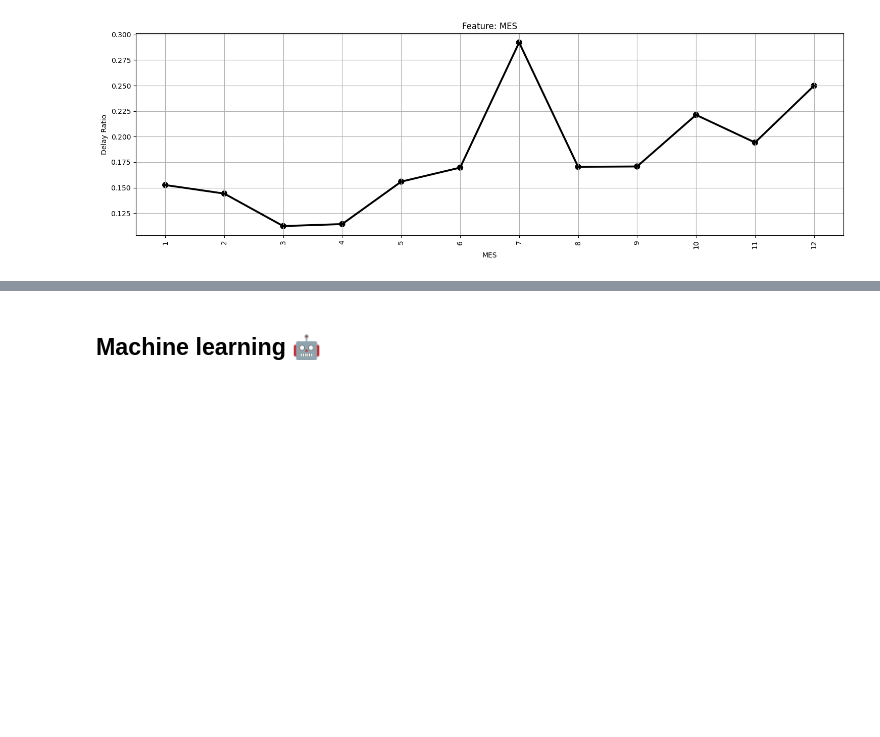
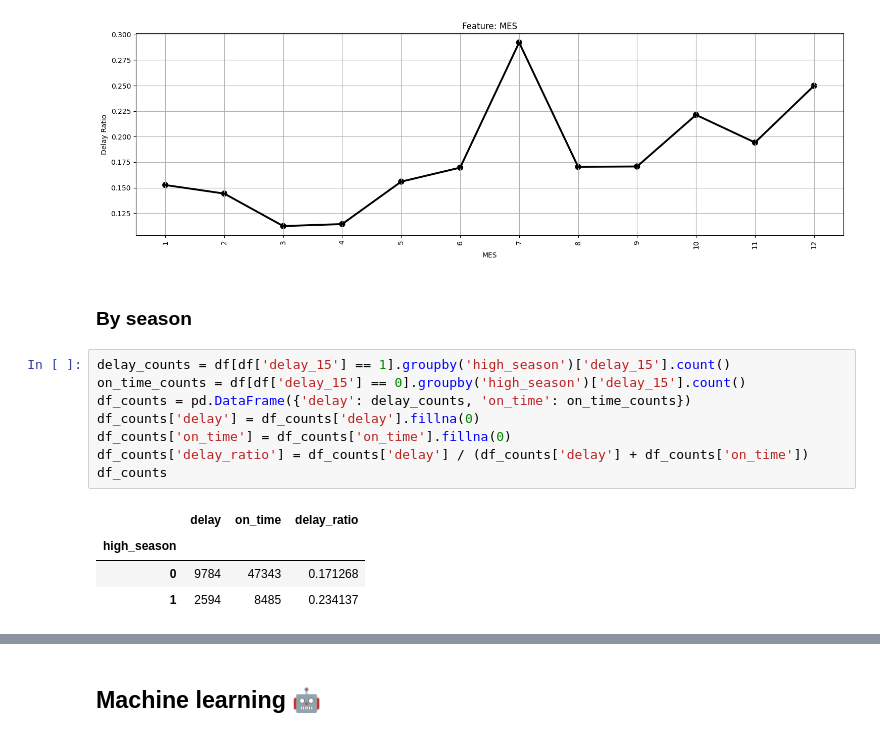
Before and after one commit to bemarchant/test-latam-challenge, a Jupyter notebook: solution.ipynb, the cells around one changed output, grey strips where cells are left out. Cells and saved outputs as stored; diff of their text form; blank space fills up the shorter version.

```diff
--- a/solution.ipynb
+++ b/solution.ipynb
@@ -114,3 +122,18 @@ plot_rate_delay(df, ['DIANOM'])
 plot_rate_delay(df, ['MES'])
 # %% [output]
 [figure]
+# %% [markdown]
+### By season
+# %%
+delay_counts = df[df['delay_15'] == 1].groupby('high_season')['delay_15'].count()
+on_time_counts = df[df['delay_15'] == 0].groupby('high_season')['delay_15'].count()
+df_counts = pd.DataFrame({'delay': delay_counts, 'on_time': on_time_counts})
+df_counts['delay'] = df_counts['delay'].fillna(0)
+df_counts['on_time'] = df_counts['on_time'].fillna(0)
+df_counts['delay_ratio'] = df_counts['delay'] / (df_counts['delay'] + df_counts['on_time'])
+df_counts
+# %% [output]
+|  | delay | on_time | delay_ratio |
+| high_season |  |  |  |
+| 0 | 9784 | 47343 | 0.171268 |
+| 1 | 2594 | 8485 | 0.234137 |
```
Also changed, not shown: parts of 10 cells of this notebook.
